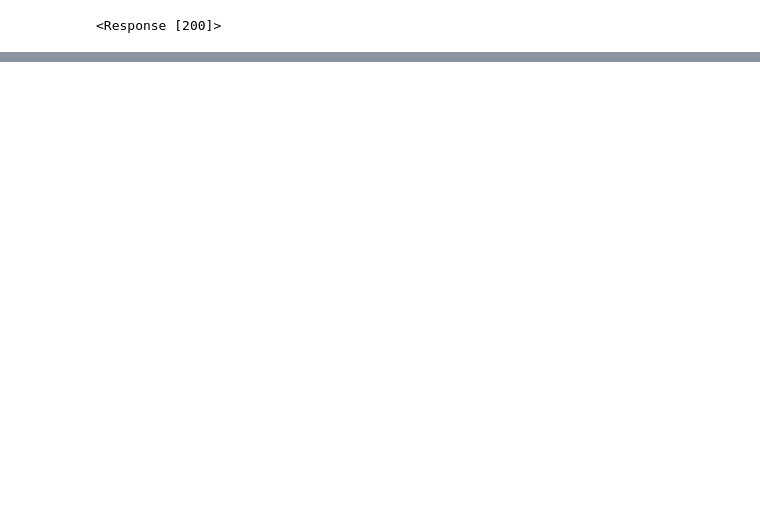
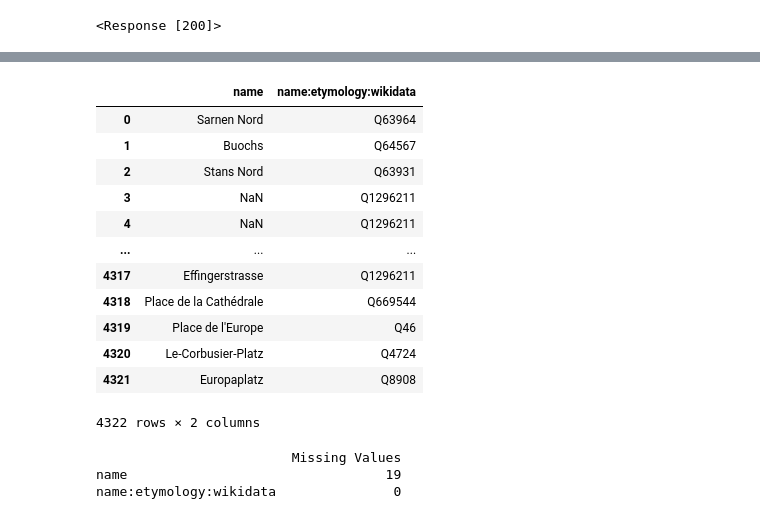
Before and after one commit to CaptainInler/cassda-zertifikatsarbeit, a Jupyter notebook: Evaluation/verification.ipynb, the cells around one changed output, grey strips where cells are left out. Drawn from its saved outputs; the diff is of its cells as text; code cells hidden in the pictures; blank space fills up the shorter version.

```diff
--- a/Evaluation/verification.ipynb
+++ b/Evaluation/verification.ipynb
@@ -116,0 +152,30 @@ Index(['bus', 'ele', 'highway', 'name', 'operator', 'public_transport',
+# %%
+verif = info[['name','name:etymology:wikidata']]
+verif
+# %% [output]
+|  | name | name:etymology:wikidata |
+| 0 | Sarnen Nord | Q63964 |
+| 1 | Buochs | Q64567 |
+| 2 | Stans Nord | Q63931 |
+| 3 | NaN | Q1296211 |
+| 4 | NaN | Q1296211 |
+| ... | ... | ... |
+| 4317 | Effingerstrasse | Q1296211 |
+| 4318 | Place de la Cathédrale | Q669544 |
+| 4319 | Place de l'Europe | Q46 |
+| 4320 | Le-Corbusier-Platz | Q4724 |
+| 4321 | Europaplatz | Q8908 |
+4322 rows × 2 columns
+# %%
+#Drop when missing data
+missing_data = pd.DataFrame(
+    verif.isnull().sum(),
+    columns=['Missing Values'])
+
+print(missing_data)
+
+verif = verif.dropna()
+# %% [output]
+                         Missing Values
+name                                 19
+name:etymology:wikidata               0
```
Also changed, not shown: parts of 27 cells of this notebook, 2 other files.
